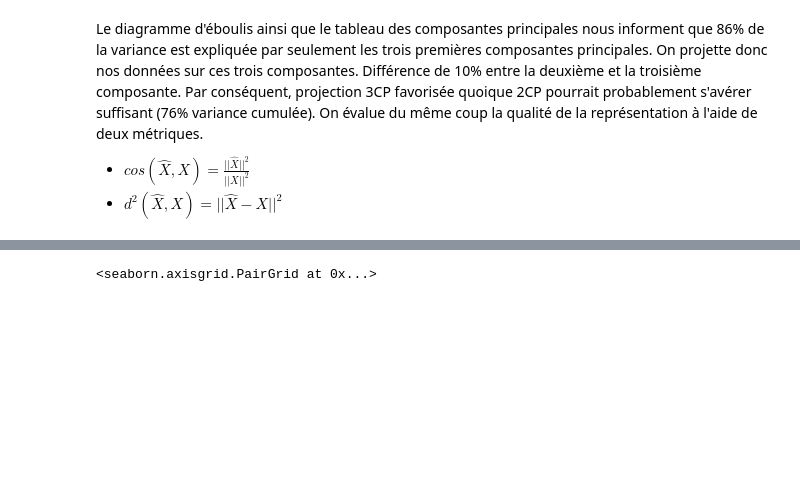
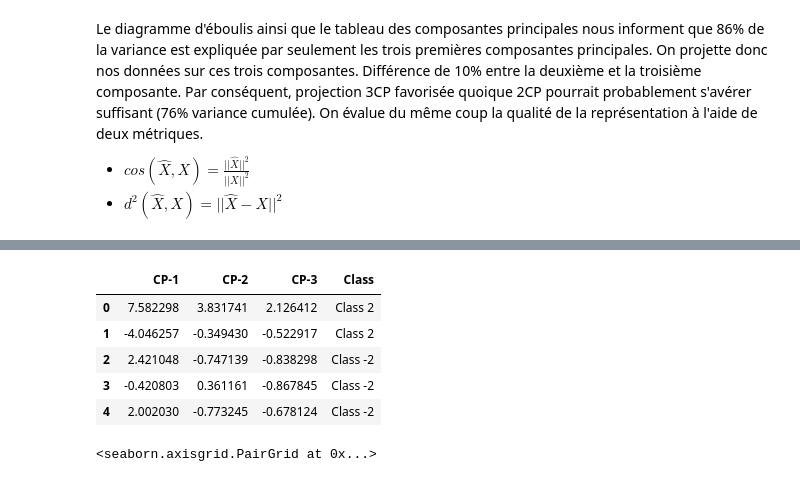
Before and after one commit to ireydiak/fraud_detection, a Jupyter notebook: tp1_v1.ipynb, the cells around one changed output, grey strips where cells are left out. Saved outputs shown, nothing was run; the diff lists cells and outputs as text; code cells hidden in the pictures; blank space fills up the shorter version.

```diff
--- a/tp1_v1.ipynb
+++ b/tp1_v1.ipynb
@@ -327,9 +545,17 @@ sns.pairplot(df_subset.reset_index(), hue="Class", diag_kind=None)
 # %%
 df_acp = pd.DataFrame(
     np.concatenate((Z, np.expand_dims(y, 1)), axis=1),
     columns=["CP-{}".format(i+1) for i in range(M)] + ["Class"],
 )
+df_acp = df_acp.astype({"CP-1": "float", "CP-2": "float", "CP-3": "float"})
 df_acp.head(5)
+# %% [output]
+|  | CP-1 | CP-2 | CP-3 | Class |
+| 0 | 7.582298 | 3.831741 | 2.126412 | Class 2 |
+| 1 | -4.046257 | -0.349430 | -0.522917 | Class 2 |
+| 2 | 2.421048 | -0.747139 | -0.838298 | Class -2 |
+| 3 | -0.420803 | 0.361161 | -0.867845 | Class -2 |
+| 4 | 2.002030 | -0.773245 | -0.678124 | Class -2 |
 # %%
 sns.pairplot(df_acp, hue="Class")
 # %% [output]
```
Also changed, not shown: parts of 39 cells of this notebook.
